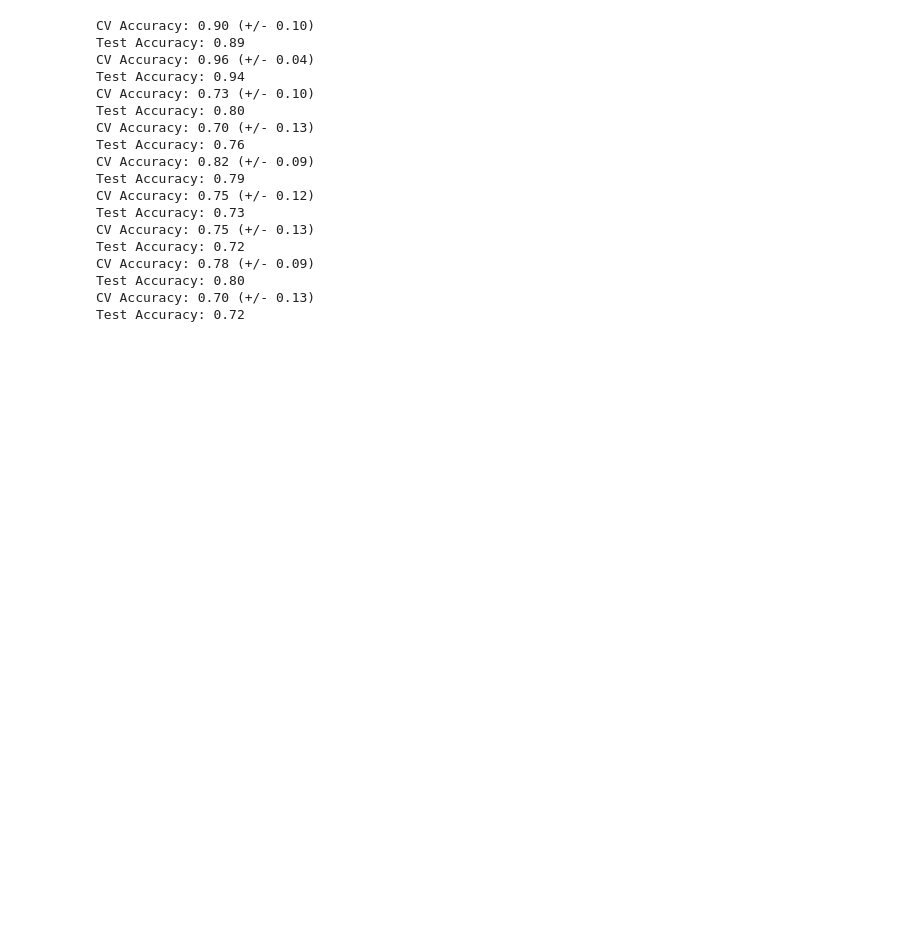
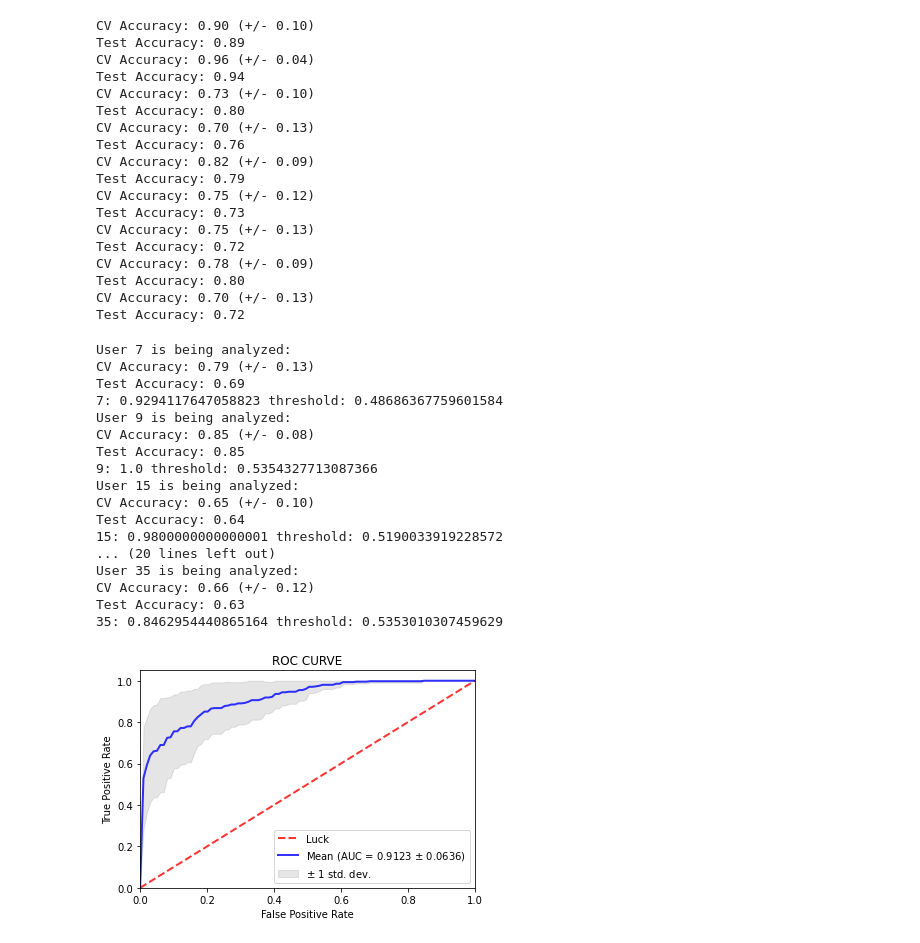
Before and after one commit to killzone10/mouse_dynamics, a Jupyter notebook: checking.ipynb, the cells around one changed output. Drawn from its saved outputs; the diff is of its cells as text; code cells hidden in the pictures; blank space fills up the shorter version.

```diff
--- a/main.ipynb
+++ b/checking.ipynb
@@ -512,8 +460,8 @@ for legalUser in users:
     fpr[legalUser], tpr[legalUser], thr = model.evaluate(X_train, y_train, X_validation, y_validation, legalUser)
     threshold = -1
     try:
-        eer = brentq(lambda x: 1. - x - interp1d(fpr[i], tpr[i])(x), 0., 1.) ## brentq znajdowanie 0 , interpid interpolacja
-        threshold = interp1d(fpr[i], thr)(eer)
+        eer = brentq(lambda x: 1. - x - interp1d(fpr[legalUser], tpr[legalUser])(x), 0., 1.) ## brentq znajdowanie 0 , interpid interpolacja
+        threshold = interp1d(fpr[legalUser], thr)(eer)
 
     except (ZeroDivisionError, ValueError):
         print("Division by zero")
@@ -543,0 +494,44 @@ Test Accuracy: 0.72
+# %%
+shuffle = True
+fpr = {}
+tpr = {}
+roc_auc = {}
+
+for legalUser in users:
+    dataset = balabitAnalyser.createTrainingDataWithLabel(legalUser)
+    X = dataset[:, 0:-1]
+    y = dataset[:, -1]
+    X_train, X_validation, y_train, y_validation = balabitAnalyser.trainingTestSplit(X, y, TEST_SIZE, shuffle)
+    model = SVMModel(dataset, users)
+    fpr[legalUser], tpr[legalUser], thr = model.evaluate(X_train, y_train, X_validation, y_validation, legalUser)
+    threshold = -1
+    try:
+        eer = brentq(lambda x: 1. - x - interp1d(fpr[legalUser], tpr[legalUser])(x), 0., 1.) ## brentq znajdowanie 0 , interpid interpolacja
+        threshold = interp1d(fpr[legalUser], thr)(eer)
+
+    except (ZeroDivisionError, ValueError):
+        print("Division by zero")
+
+    roc_auc[legalUser] = auc(fpr[legalUser], tpr[legalUser])
+    print(str(legalUser) + ": " + str(roc_auc[legalUser])+" threshold: "+str(threshold))
+
+plotROCs(fpr, tpr, roc_auc, users)
+# %% [output]
+User 7 is being analyzed:
+CV Accuracy: 0.79 (+/- 0.13)
+Test Accuracy: 0.69
+7: 0.9294117647058823 threshold: 0.48686367759601584
+User 9 is being analyzed:
+CV Accuracy: 0.85 (+/- 0.08)
+Test Accuracy: 0.85
+9: 1.0 threshold: 0.5354327713087366
+User 15 is being analyzed:
+CV Accuracy: 0.65 (+/- 0.10)
+Test Accuracy: 0.64
+15: 0.9800000000000001 threshold: 0.5190033919228572
+... (20 lines left out)
+User 35 is being analyzed:
+CV Accuracy: 0.66 (+/- 0.12)
+Test Accuracy: 0.63
+35: 0.8462954440865164 threshold: 0.5353010307459629
+[figure, added]
```
Also changed, not shown: parts of 6 cells of this notebook, 10 other files.
